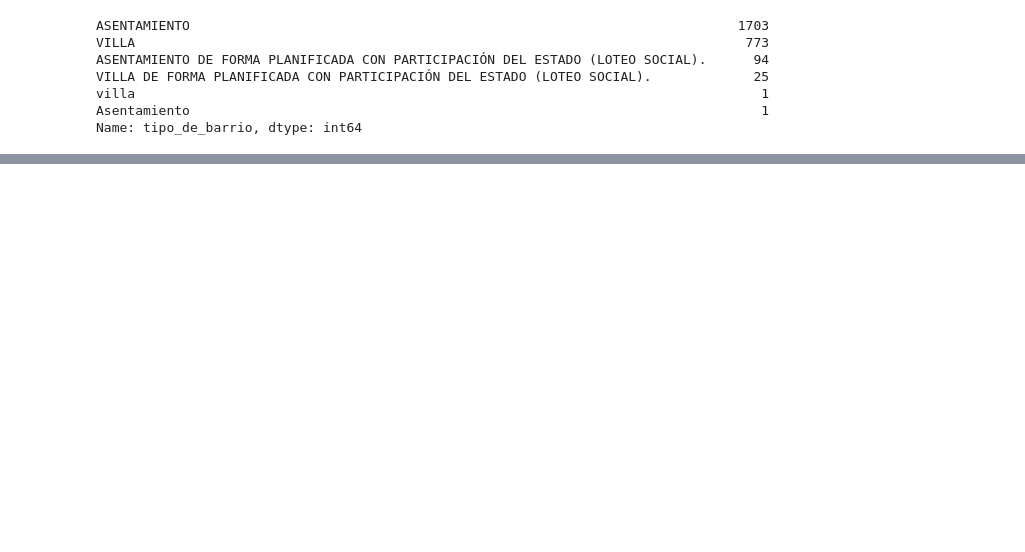
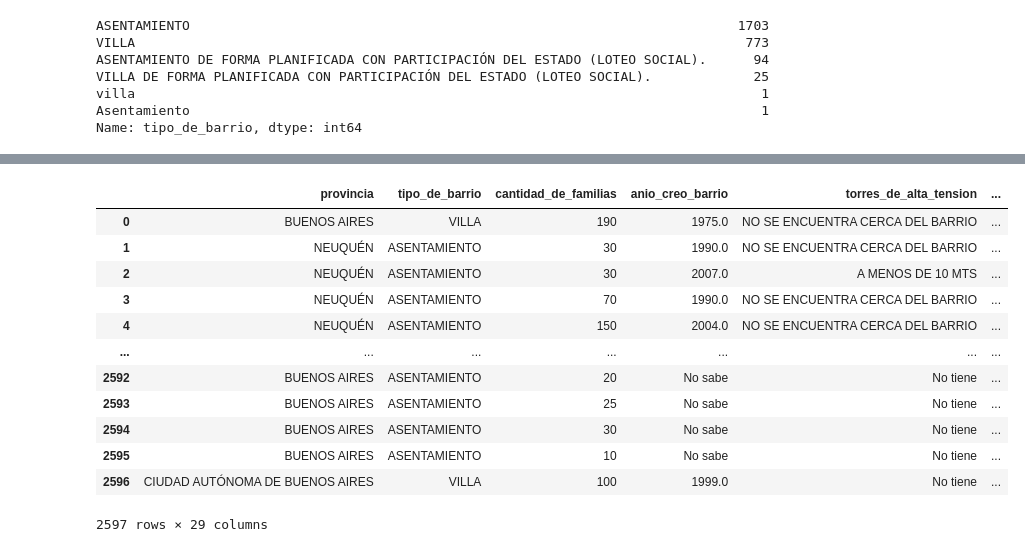
Before and after one commit to NestorDiazDataSC/Asentamientos-Informales, a Jupyter notebook: Informe.ipynb, the cells around one changed output, grey strips where cells are left out. Drawn from its saved outputs; the diff is of its cells as text; code cells hidden in the pictures; blank space fills up the shorter version.

```diff
--- a/Informe.ipynb
+++ b/Informe.ipynb
@@ -169,0 +221,3 @@ Name: tipo_de_barrio, dtype: int64
+# %%
+# Convertimos variables categoricas en numericas
+gd_alumbrado = pd.get_dummies (df ["alumbrado"] )
@@ -169,0 +232,3 @@ Name: tipo_de_barrio, dtype: int64
+# %%
+df.asfalto = df.asfalto.replace(["NO SABE / NO RESPONDE"], "NO")
+df.asfalto = df.asfalto.replace(["Si"], "SÍ")
@@ -169,0 +258,52 @@ Name: tipo_de_barrio, dtype: int64
+# %%
+# Convertimos variables categoricas en numericas
+gd_asfalto = pd.get_dummies (df ["asfalto"] )
+# %%
+# Ahora unimos el dataframe y las dummy variable
+df = pd.concat([df, gd_asfalto], axis=1)
+df = pd.concat([df, gd_alumbrado], axis=1)
+df = pd.concat([df, gd_luz], axis=1)
+
+# Eliminamos las columnas originales
+df.drop("asfalto", axis = 1, inplace=True)
+df.drop("luz", axis = 1, inplace=True)
+df.drop("alumbrado", axis = 1, inplace=True)
+# %%
+# Eliminamos las demas columnas que no voy a utilizar en el analisis, lo anterior fue para practicar el manejo de los datos
+df.drop("departamento", axis = 1, inplace=True)
+df.drop("excretas", axis = 1, inplace=True)
+df.drop("agua", axis = 1, inplace=True)
+df.drop("poligono", axis = 1, inplace=True)
+df.drop("anio", axis = 1, inplace=True)
+df.drop("ID", axis = 1, inplace=True)
+df.drop("localidad", axis = 1, inplace=True)
+df.drop("energia_calefaccion", axis = 1, inplace=True)
+df.drop("energia_cocinar", axis = 1, inplace=True)
+df.drop("emergencias_policia", axis = 1, inplace=True)
+df.drop("ribera_rio", axis = 1, inplace=True)
+df.drop("pendiente", axis = 1, inplace=True)
+df.drop("organizaciones_externas", axis = 1, inplace=True)
+df.drop("mayores_problemas_barrio1", axis = 1, inplace=True)
+df.drop("plantacion_forestal", axis = 1, inplace=True)
+df.drop("emergencias_bomberos", axis = 1, inplace=True)
+df.drop("emergencias_ambulancia", axis = 1, inplace=True)
+df.drop("nombre_barrio", axis = 1, inplace=True)
+df.drop("linea_de_tren", axis = 1, inplace=True)
+df.drop("basural", axis = 1, inplace=True)
+
+
+df
+# %% [output]
+|  | provincia | tipo_de_barrio | cantidad_de_familias | anio_creo_barrio | torres_de_alta_tension | ... |
+| 0 | BUENOS AIRES | VILLA | 190 | 1975.0 | NO SE ENCUENTRA CERCA DEL BARRIO | ... |
+| 1 | NEUQUÉN | ASENTAMIENTO | 30 | 1990.0 | NO SE ENCUENTRA CERCA DEL BARRIO | ... |
+| 2 | NEUQUÉN | ASENTAMIENTO | 30 | 2007.0 | A MENOS DE 10 MTS | ... |
+| 3 | NEUQUÉN | ASENTAMIENTO | 70 | 1990.0 | NO SE ENCUENTRA CERCA DEL BARRIO | ... |
+| 4 | NEUQUÉN | ASENTAMIENTO | 150 | 2004.0 | NO SE ENCUENTRA CERCA DEL BARRIO | ... |
+| ... | ... | ... | ... | ... | ... | ... |
+| 2592 | BUENOS AIRES | ASENTAMIENTO | 20 | No sabe | No tiene | ... |
+| 2593 | BUENOS AIRES | ASENTAMIENTO | 25 | No sabe | No tiene | ... |
+| 2594 | BUENOS AIRES | ASENTAMIENTO | 30 | No sabe | No tiene | ... |
+| 2595 | BUENOS AIRES | ASENTAMIENTO | 10 | No sabe | No tiene | ... |
+| 2596 | CIUDAD AUTÓNOMA DE BUENOS AIRES | VILLA | 100 | 1999.0 | No tiene | ... |
+2597 rows × 29 columns
```
Also changed, not shown: parts of 18 cells of this notebook.
